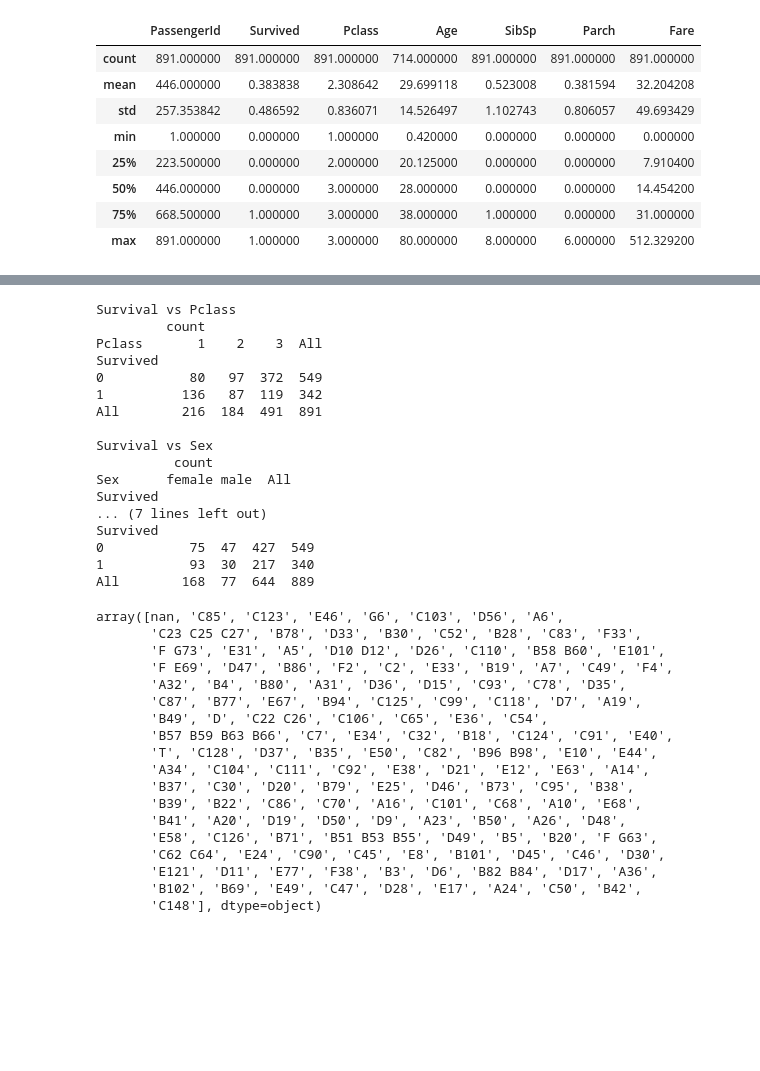
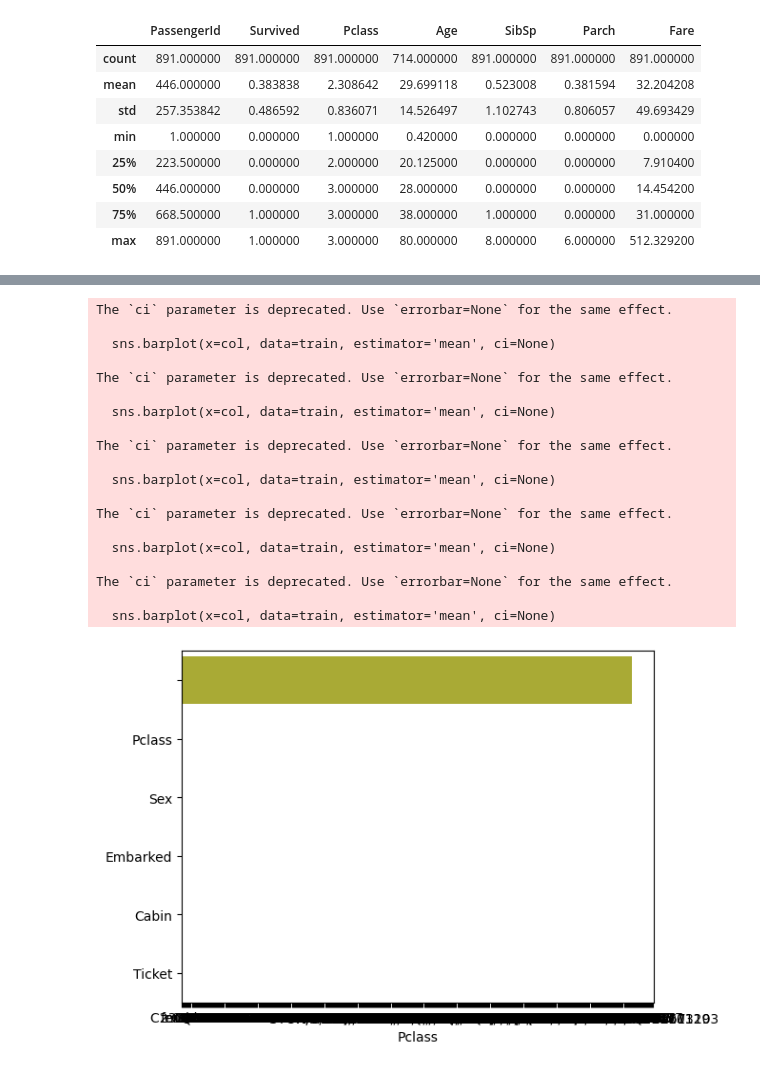
Before and after one commit to xblam/titanic, a Jupyter notebook: notebooks/titanic.ipynb, the cells around one changed output, grey strips where cells are left out. Drawn from its saved outputs; the diff is of its cells as text; code cells hidden in the pictures; blank space fills up the shorter version.

```diff
--- a/notebooks/titanic.ipynb
+++ b/notebooks/titanic.ipynb
@@ -117,53 +83,25 @@ for i in df_cat.columns:
-# %%
-# make a pivot table to see
-for col in ['Pclass', 'Sex', 'Embarked']:
-    print(f"Survival vs {col}")
-    print(pd.pivot_table(train, index='Survived', columns=col, values='Ticket', aggfunc=['count'], margins='True'))
-    print()
-# %% [output]
-Survival vs Pclass
-         count
-Pclass       1    2    3  All
-Survived
-0           80   97  372  549
-1          136   87  119  342
-All        216  184  491  891
-
-Survival vs Sex
-          count
-Sex      female male  All
-Survived
-... (7 lines left out)
-Survived
-0           75  47  427  549
-1           93  30  217  340
-All        168  77  644  889
-# %%
-# since the cabin looks wack lets see if there is a way we can extract some useful information from it
-df_cat.Cabin
-train['cabin_multiple'] = train.Cabin.apply(lambda x: 0 if pd.isna(x) else len(x.split(' ')))
-# after looking at this, we may want to look at cabin by letter or by number. Let's create some categories for this
-# letters
-# multiple letters
-train['cabin_multiple'].value_counts()
-
-train['Cabin'].unique()
-# %% [output]
-array([nan, 'C85', 'C123', 'E46', 'G6', 'C103', 'D56', 'A6',
-       'C23 C25 C27', 'B78', 'D33', 'B30', 'C52', 'B28', 'C83', 'F33',
-       'F G73', 'E31', 'A5', 'D10 D12', 'D26', 'C110', 'B58 B60', 'E101',
-       'F E69', 'D47', 'B86', 'F2', 'C2', 'E33', 'B19', 'A7', 'C49', 'F4',
-       'A32', 'B4', 'B80', 'A31', 'D36', 'D15', 'C93', 'C78', 'D35',
-       'C87', 'B77', 'E67', 'B94', 'C125', 'C99', 'C118', 'D7', 'A19',
-       'B49', 'D', 'C22 C26', 'C106', 'C65', 'E36', 'C54',
-       'B57 B59 B63 B66', 'C7', 'E34', 'C32', 'B18', 'C124', 'C91', 'E40',
-       'T', 'C128', 'D37', 'B35', 'E50', 'C82', 'B96 B98', 'E10', 'E44',
-       'A34', 'C104', 'C111', 'C92', 'E38', 'D21', 'E12', 'E63', 'A14',
-       'B37', 'C30', 'D20', 'B79', 'E25', 'D46', 'B73', 'C95', 'B38',
-       'B39', 'B22', 'C86', 'C70', 'A16', 'C101', 'C68', 'A10', 'E68',
-       'B41', 'A20', 'D19', 'D50', 'D9', 'A23', 'B50', 'A26', 'D48',
-       'E58', 'C126', 'B71', 'B51 B53 B55', 'D49', 'B5', 'B20', 'F G63',
-       'C62 C64', 'E24', 'C90', 'C45', 'E8', 'B101', 'D45', 'C46', 'D30',
-       'E121', 'D11', 'E77', 'F38', 'B3', 'D6', 'B82 B84', 'D17', 'A36',
-       'B102', 'B69', 'E49', 'C47', 'D28', 'E17', 'A24', 'C50', 'B42',
-       'C148'], dtype=object)
+# %%
+for col in df_cat.columns:
+    sns.barplot(x=col, data=train, estimator='mean', ci=None)
+    sns.barplot(col)
+# %% [output]
+The `ci` parameter is deprecated. Use `errorbar=None` for the same effect.
+
+  sns.barplot(x=col, data=train, estimator='mean', ci=None)
+
+The `ci` parameter is deprecated. Use `errorbar=None` for the same effect.
+
+  sns.barplot(x=col, data=train, estimator='mean', ci=None)
+
+The `ci` parameter is deprecated. Use `errorbar=None` for the same effect.
+
+  sns.barplot(x=col, data=train, estimator='mean', ci=None)
+
+The `ci` parameter is deprecated. Use `errorbar=None` for the same effect.
+
+  sns.barplot(x=col, data=train, estimator='mean', ci=None)
+
+The `ci` parameter is deprecated. Use `errorbar=None` for the same effect.
+
+  sns.barplot(x=col, data=train, estimator='mean', ci=None)
+[figure, added]
```
Also changed, not shown: parts of 7 cells of this notebook, 1 other file.
